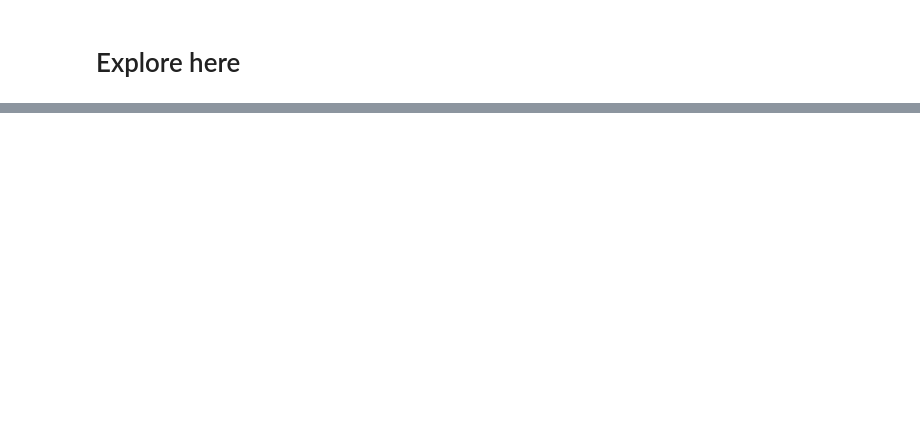
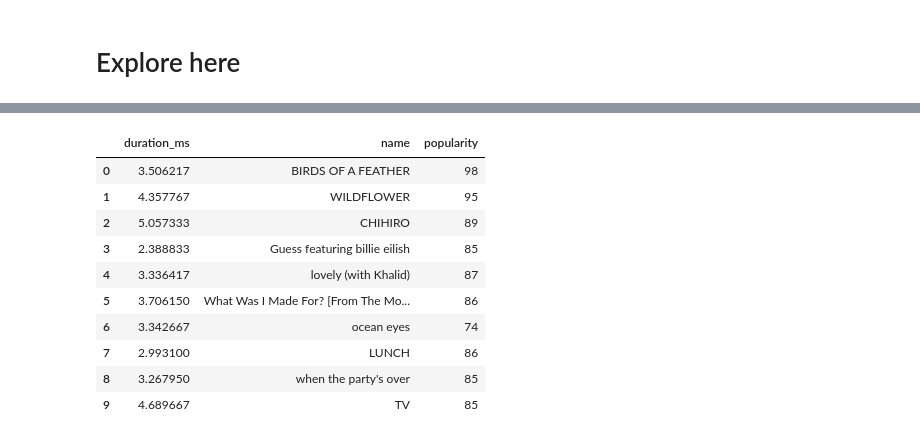
Before and after one commit to steven10015/API_1, a Jupyter notebook: src/explore.ipynb, the cells around one changed output, grey strips where cells are left out. Drawn from its saved outputs; the diff is of its cells as text; code cells hidden in the pictures; blank space fills up the shorter version.

```diff
--- a/src/explore.ipynb
+++ b/src/explore.ipynb
@@ -2,11 +2,14 @@
 # Explore here
 # %%
 import os
+import pandas as pd
 from dotenv import load_dotenv
+
+# load the .env file variables
 load_dotenv()
 
-client_id = os.environ.get('CLIENT_ID')
-client_secret = os.environ.get('CLIENT_SECRET')
+client_id= os.getenv('CLIENT_ID')
+client_secret= os.getenv('CLIENT_SECRET')
 # %%
 import spotipy
 from spotipy.oauth2 import SpotifyClientCredentials
@@ -14,0 +18,6 @@ con = spotipy.Spotify(auth_manager = SpotifyClientCredentials(client_id = client
+# %%
+artist_id = "6qqNVTkY8uBg9cP3Jd7DAH"
+
+response = con.artist_top_tracks(artist_id)
+
+print(response)
@@ -15,9 +26,7 @@ con = spotipy.Spotify(auth_manager = SpotifyClientCredentials(client_id = client
 # %%
-artist_id = "6qqNVTkY8uBg9cP3Jd7DAH"
+if response:
+    tracks = response['tracks']
 
-response = sp.artist_top_tracks("6qqNVTkY8uBg9cP3Jd7DAH")
-if response:
-  # We keep the "tracks" object of the answer
-  tracks = response["tracks"]
-  # We select, for each song, the data we are interested in and discard the rest
-  tracks = [{k: (v/(1000*60))%60 if k == "duration_ms" else v for k, v in track.items() if k in ["name", "popularity", "duration_ms"]} for track in tracks]
+print(tracks[0]['artists'][0]['name'])
+
+tracks1 = [{k:(v/(1000*60)%60) if k == 'duration_ms' else v for k,v in track.items() if k in ['name', 'popularity','duration_ms']} for track in tracks]
@@ -30,0 +67,15 @@ print(tracks_df.head(3))
+# %%
+tracks_df = pd.DataFrame.from_records(tracks1)
+tracks_df
+# %% [output]
+|  | duration_ms | name | popularity |
+| 0 | 3.506217 | BIRDS OF A FEATHER | 98 |
+| 1 | 4.357767 | WILDFLOWER | 95 |
+| 2 | 5.057333 | CHIHIRO | 89 |
+| 3 | 2.388833 | Guess featuring billie eilish | 85 |
+| 4 | 3.336417 | lovely (with Khalid) | 87 |
+| 5 | 3.706150 | What Was I Made For? [From The Mo... | 86 |
+| 6 | 3.342667 | ocean eyes | 74 |
+| 7 | 2.993100 | LUNCH | 86 |
+| 8 | 3.267950 | when the party's over | 85 |
+| 9 | 4.689667 | TV | 85 |
```
Also changed, not shown: parts of 8 cells of this notebook, 2 other files.
